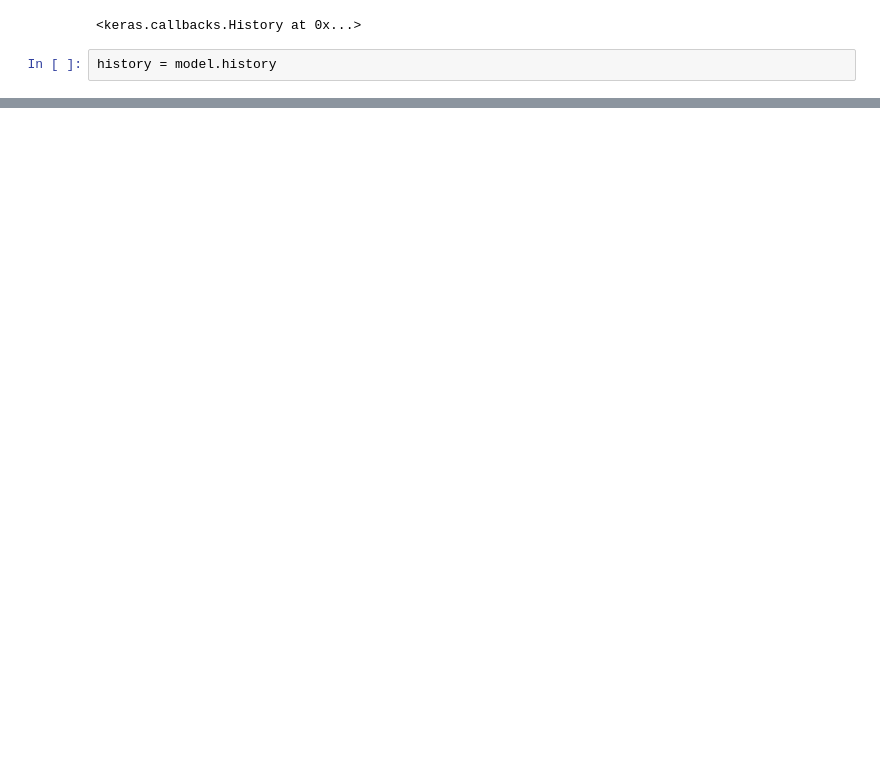
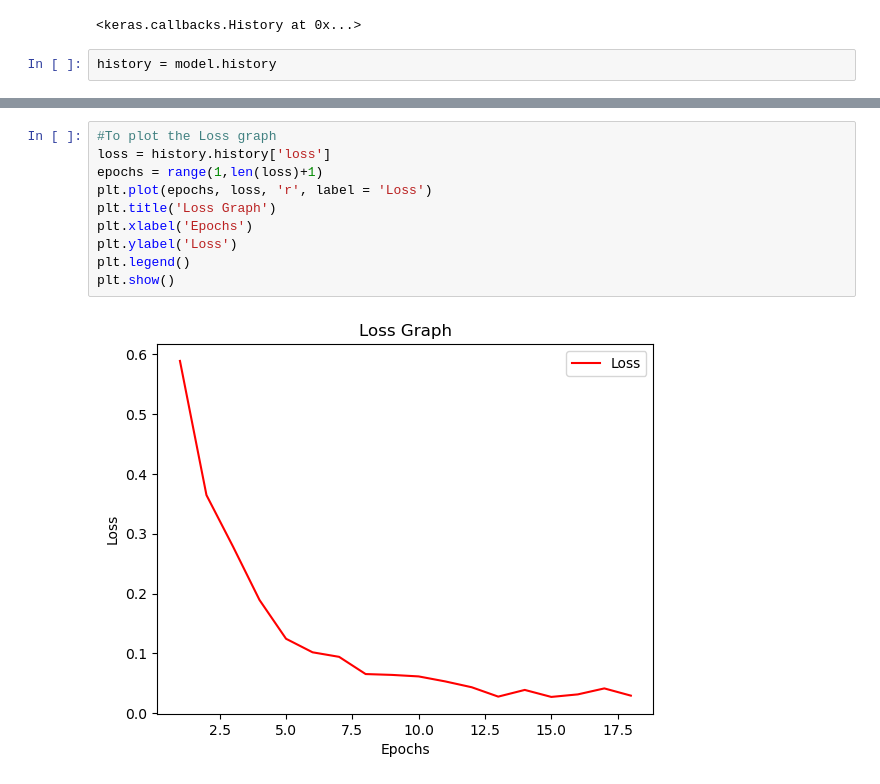
Before and after one commit to davronbekov/ml-project-sentiment-analysis, a Jupyter notebook: ml_sentiment_analysis.ipynb, the cells around one changed output, grey strips where cells are left out. Saved outputs shown, nothing was run; the diff lists cells and outputs as text; blank space fills up the shorter version.

```diff
--- a/ml_sentiment_analysis.ipynb
+++ b/ml_sentiment_analysis.ipynb
@@ -165,0 +158,12 @@ print(accuracy_score(y_test, y_pred_classes))
+# %%
+#To plot the Loss graph
+loss = history.history['loss']
+epochs = range(1,len(loss)+1)
+plt.plot(epochs, loss, 'r', label = 'Loss')
+plt.title('Loss Graph')
+plt.xlabel('Epochs')
+plt.ylabel('Loss')
+plt.legend()
+plt.show()
+# %% [output]
+[figure, added]
```
Also changed, not shown: parts of 28 cells of this notebook, 1 other file.
